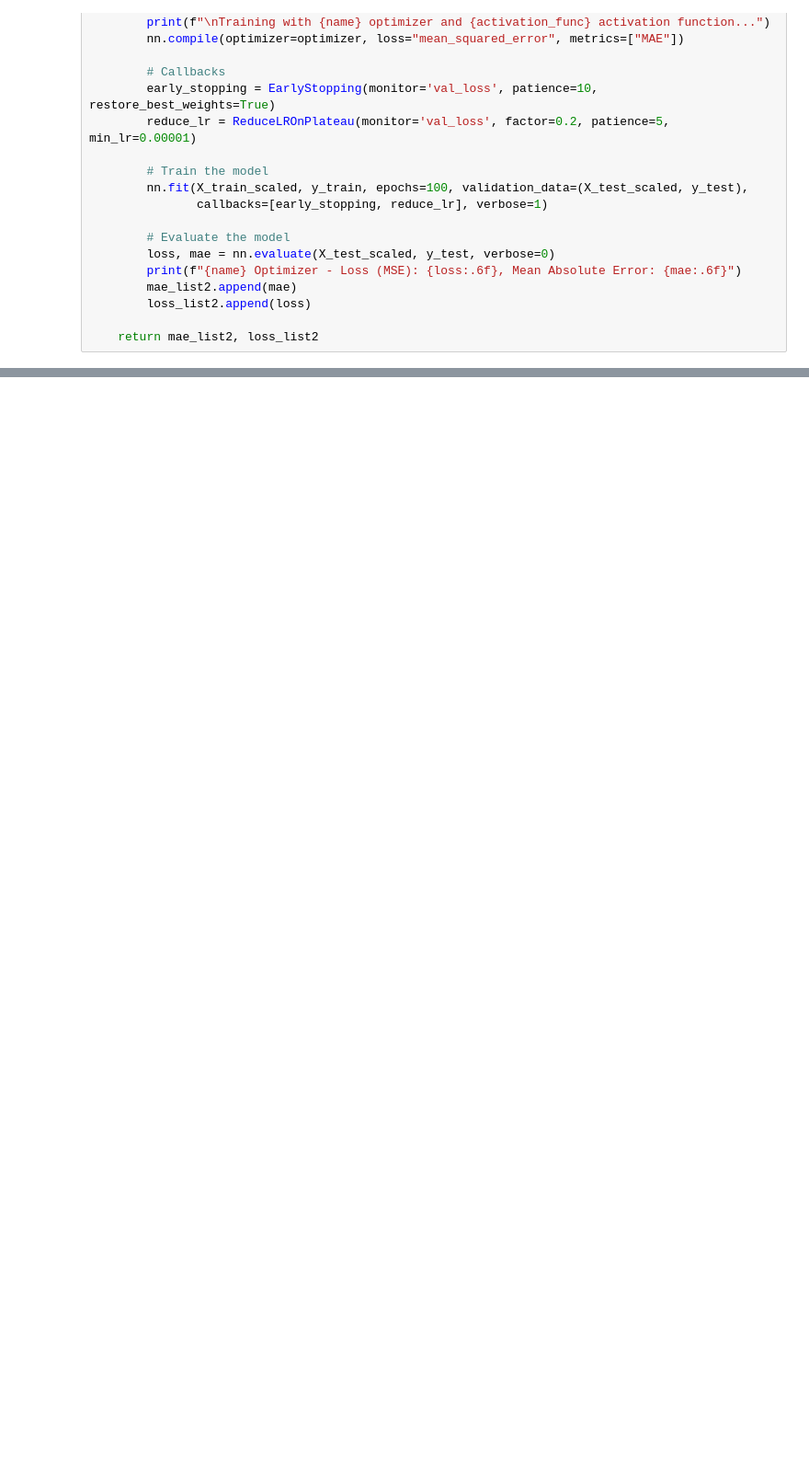
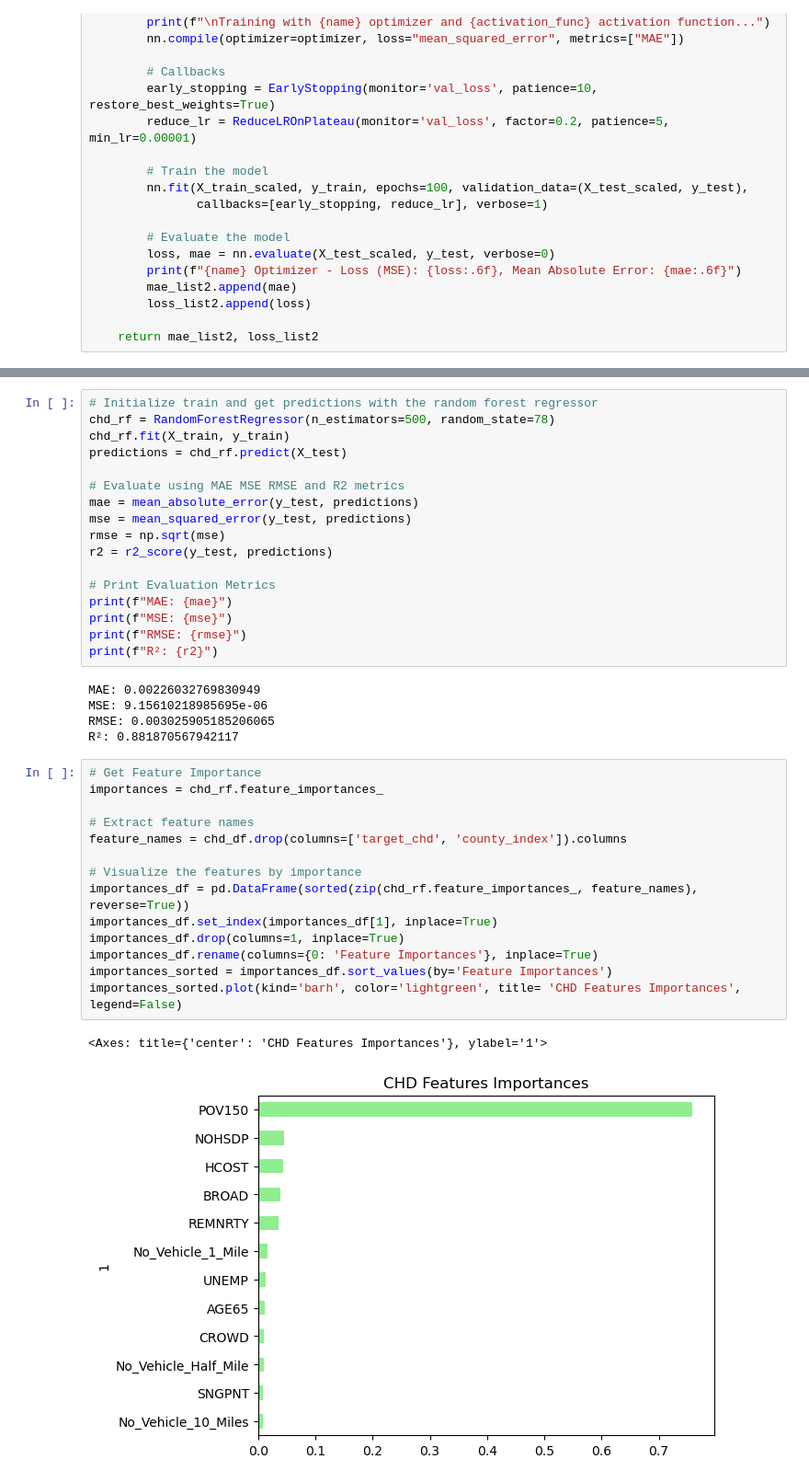
Before and after one commit to EricCroston/Physical_Social_Health_Predictors, a Jupyter notebook: Neural networks/CHD_Modeling.ipynb, the cells around one changed output, grey strips where cells are left out. Shown: that part at 92% size. Cells and saved outputs as stored; diff of their text form; blank space fills up the shorter version.

Commit message:
Random Forest

```diff
--- a/Neural networks/CHD_Modeling.ipynb
+++ b/Neural networks/CHD_Modeling.ipynb
@@ -289,3 +292,42 @@ MAE_Rank                         1.0
 Loss_Rank                        1.0
 Average_Rank                     1.0
 Name: 12, dtype: object
+# %%
+# Initialize train and get predictions with the random forest regressor
+chd_rf = RandomForestRegressor(n_estimators=500, random_state=78)
+chd_rf.fit(X_train, y_train)
+predictions = chd_rf.predict(X_test)
+
+# Evaluate using MAE MSE RMSE and R2 metrics
+mae = mean_absolute_error(y_test, predictions)
+mse = mean_squared_error(y_test, predictions)
+rmse = np.sqrt(mse)
+r2 = r2_score(y_test, predictions)
+
+# Print Evaluation Metrics
+print(f"MAE: {mae}")
+print(f"MSE: {mse}")
+print(f"RMSE: {rmse}")
+print(f"R²: {r2}")
+# %% [output]
+MAE: 0.00226032769830949
+MSE: 9.15610218985695e-06
+RMSE: 0.003025905185206065
+R²: 0.881870567942117
+# %%
+# Get Feature Importance
+importances = chd_rf.feature_importances_
+
+# Extract feature names
+feature_names = chd_df.drop(columns=['target_chd', 'county_index']).columns
+
+# Visualize the features by importance
+importances_df = pd.DataFrame(sorted(zip(chd_rf.feature_importances_, feature_names), reverse=True))
+importances_df.set_index(importances_df[1], inplace=True)
+importances_df.drop(columns=1, inplace=True)
+importances_df.rename(columns={0: 'Feature Importances'}, inplace=True)
+importances_sorted = importances_df.sort_values(by='Feature Importances')
+importances_sorted.plot(kind='barh', color='lightgreen', title= 'CHD Features Importances', legend=False)
+# %% [output]
+<Axes: title={'center': 'CHD Features Importances'}, ylabel='1'>
+[figure, added]
```
Also changed, not shown: parts of 6 cells of this notebook, 2 other files.
